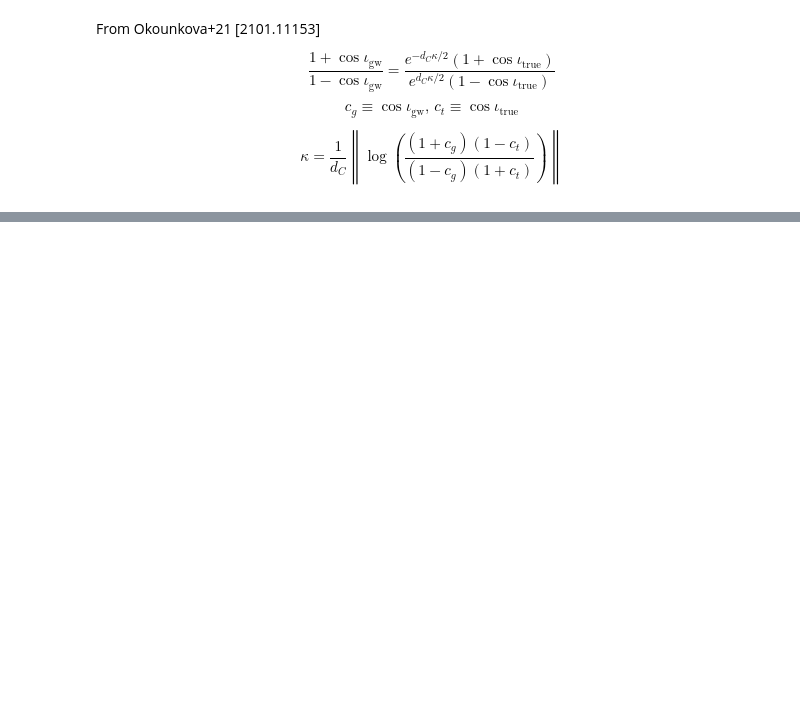
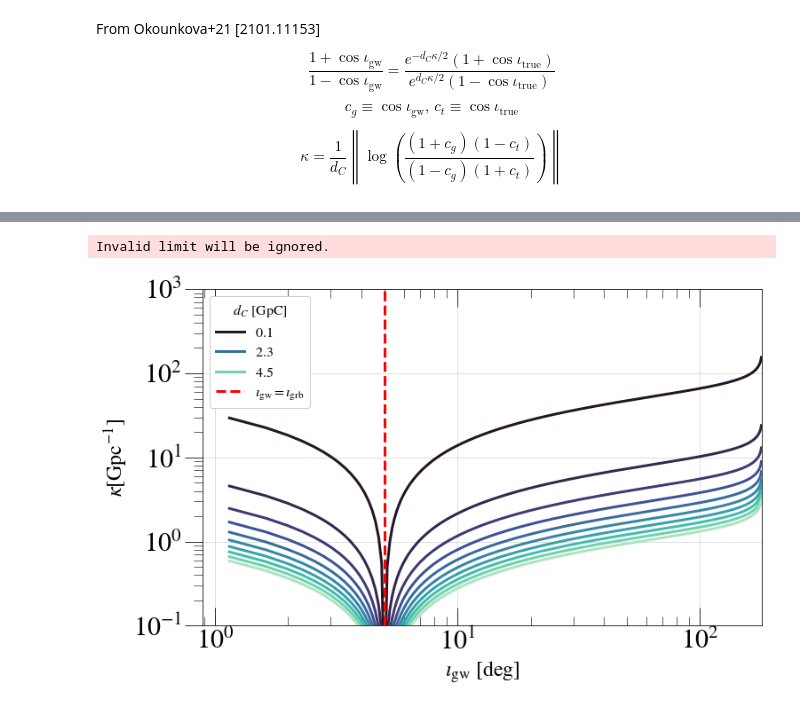
Before and after one commit to mariaokounkova/Parity_GW_GRB, a Jupyter notebook: Parity_GW_GRB.ipynb, the cells around one changed output, grey strips where cells are left out. Drawn from its saved outputs; the diff is of its cells as text; code cells hidden in the pictures; blank space fills up the shorter version.

```diff
--- a/Parity_GW_GRB.ipynb
+++ b/Parity_GW_GRB.ipynb
@@ -127,0 +181,36 @@ plot_kappa_contour(1.0, from_cos = False)
+# %%
+def plot_kappa_with_distance():
+
+    cos_iota_gw = np.linspace(-1, 1, 10000)
+    iota_gw_deg = np.rad2deg(np.arccos(cos_iota_gw))
+    iota_grb_bound = 5
+    cos_iota_grb_min = np.cos(np.deg2rad(iota_grb_bound))
+
+    plt.figure(figsize = (10, 6))
+
+    d_c_arr = np.linspace(0.1, 5.0, 10)
+    cs = sns.color_palette('mako', n_colors=len(d_c_arr))
+
+    for i, d_c in enumerate(d_c_arr):
+
+        kappa = kappa_from_cos(cos_iota_gw, cos_iota_grb_min, d_c = d_c)
+        plt.plot(iota_gw_deg, kappa, label = '$%.1f$' % d_c if (i % 4 == 0) else None, color = cs[i])
+
+    plt.axvline(iota_grb_bound, color = 'red', ls = '--', label = '$\iota_\mathrm{gw} = \iota_\mathrm{grb}$')
+    plt.tight_layout()
+    plt.yscale('log')
+    plt.xscale('log')
+    plt.ylim(1e-1, 1e3)
+    plt.xlim(0, 180)
+    plt.grid(alpha = 0.5)
+    leg = plt.legend(frameon=True, title = '$d_C$ [GpC]', loc = 'upper left', \
+                     ncol = 1, fontsize = '16', framealpha = 1.0)
+    plt.setp(leg.get_title(),fontsize='16')
+    plt.xlabel('$\iota_\mathrm{gw}$ [deg]')
+    plt.ylabel(r'$\kappa [\mathrm{Gpc}^{-1}]$')
+    plt.show()
+# %%
+plot_kappa_with_distance()
+# %% [output]
+Invalid limit will be ignored.
+[figure, added]
```
Also changed, not shown: parts of 5 cells of this notebook.
